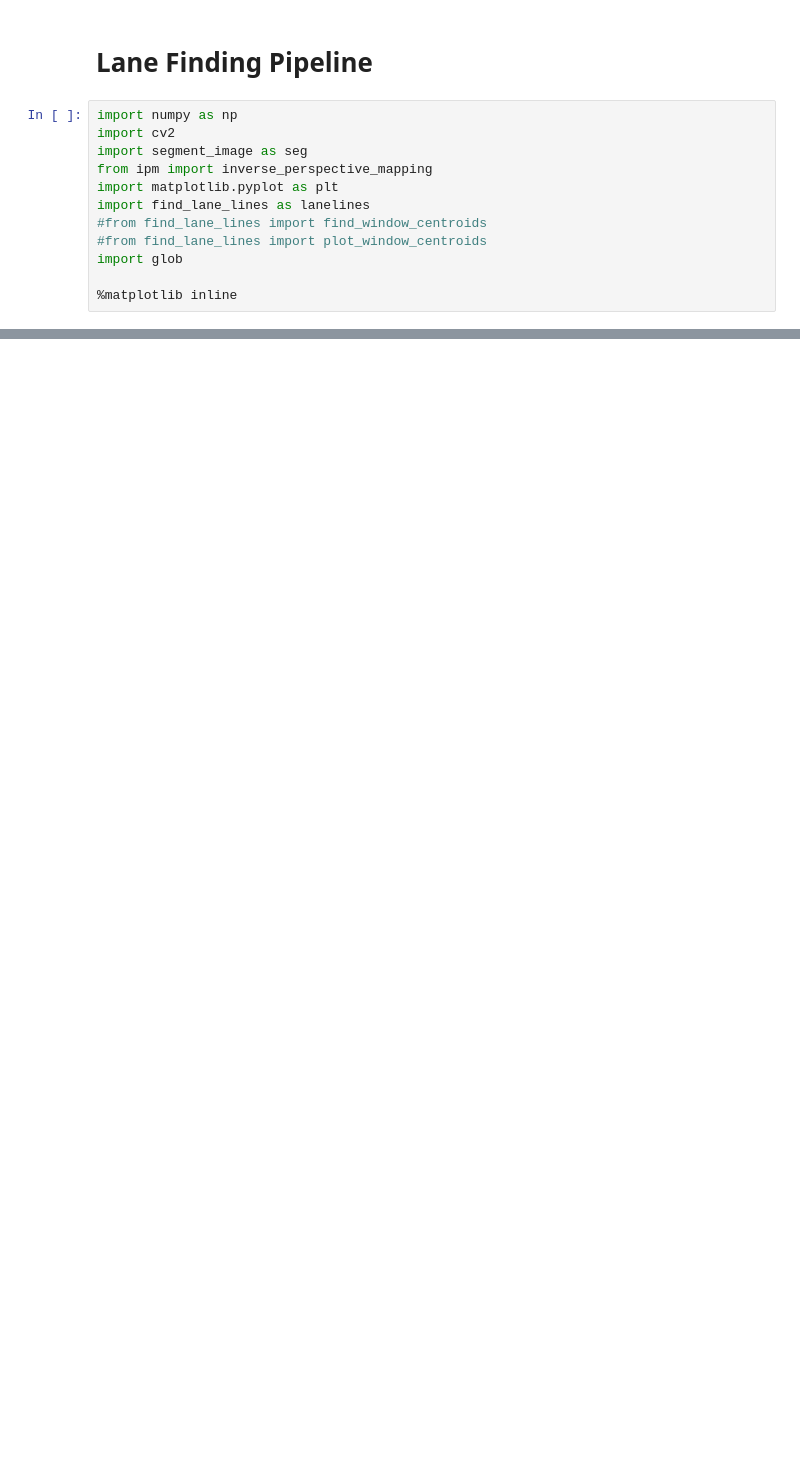
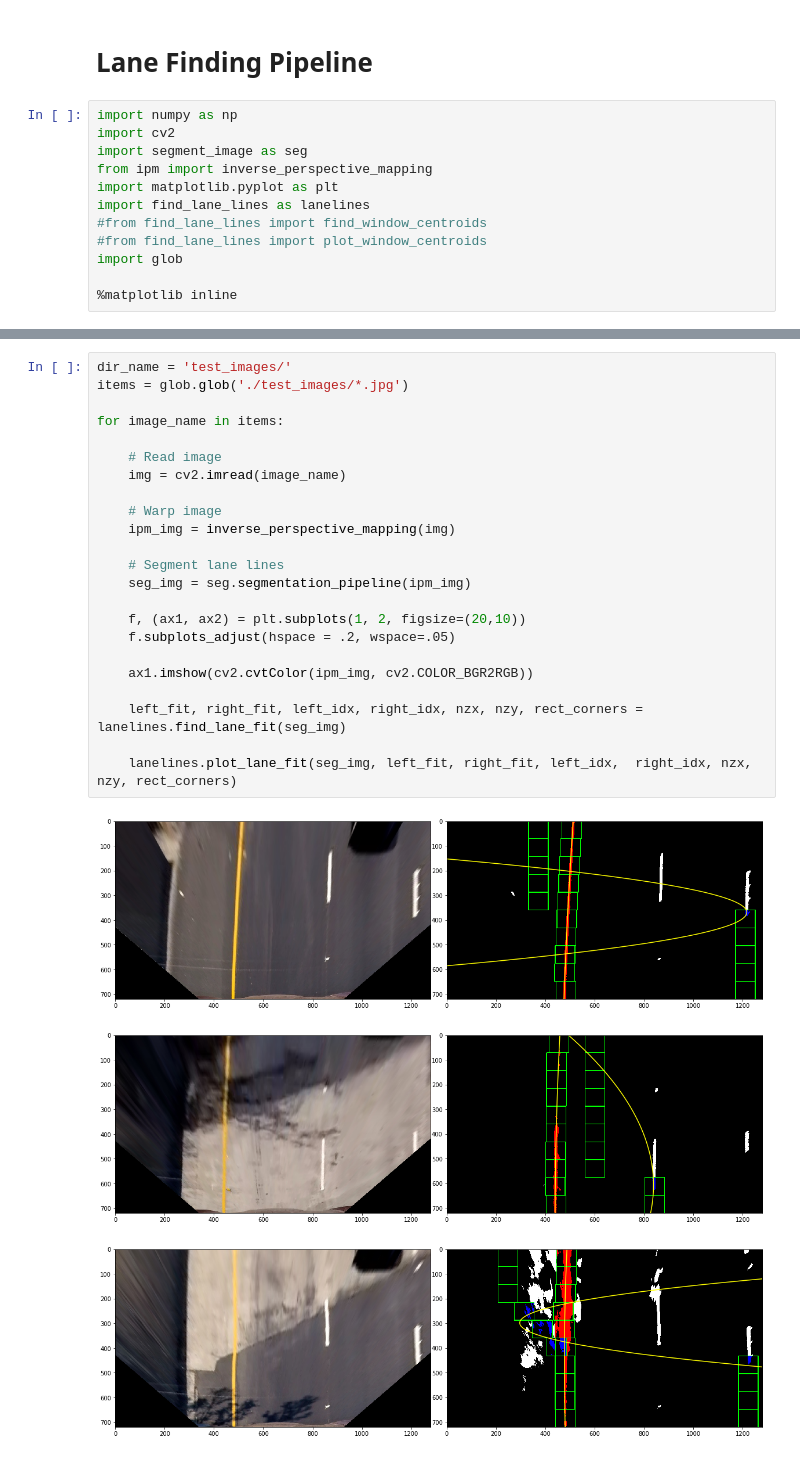
Before and after one commit to anandraja13/CarND-Advanced-LaneLines, a Jupyter notebook: Lane Finding Pipeline.ipynb, the cells around one changed output, grey strips where cells are left out. Drawn from its saved outputs; the diff is of its cells as text; blank space fills up the shorter version.

```diff
--- a/Lane Finding Pipeline.ipynb
+++ b/Lane Finding Pipeline.ipynb
@@ -43,0 +44,27 @@ lanelines.plot_lane_fit(seg_img, left_fit, right_fit, left_idx, right_idx, nzx,
+# %%
+dir_name = 'test_images/'
+items = glob.glob('./test_images/*.jpg')
+
+for image_name in items:
+
+    # Read image
+    img = cv2.imread(image_name)
+
+    # Warp image
+    ipm_img = inverse_perspective_mapping(img)
+
+    # Segment lane lines
+    seg_img = seg.segmentation_pipeline(ipm_img)
+
+    f, (ax1, ax2) = plt.subplots(1, 2, figsize=(20,10))
+    f.subplots_adjust(hspace = .2, wspace=.05)
+
+    ax1.imshow(cv2.cvtColor(ipm_img, cv2.COLOR_BGR2RGB))
+
+    left_fit, right_fit, left_idx, right_idx, nzx, nzy, rect_corners = lanelines.find_lane_fit(seg_img)
+
+    lanelines.plot_lane_fit(seg_img, left_fit, right_fit, left_idx,  right_idx, nzx, nzy, rect_corners)
+# %% [output]
+[figure, added]
+[figure, added]
+[figure, added]
```
Also changed, not shown: parts of 3 cells of this notebook, 1 other file.
